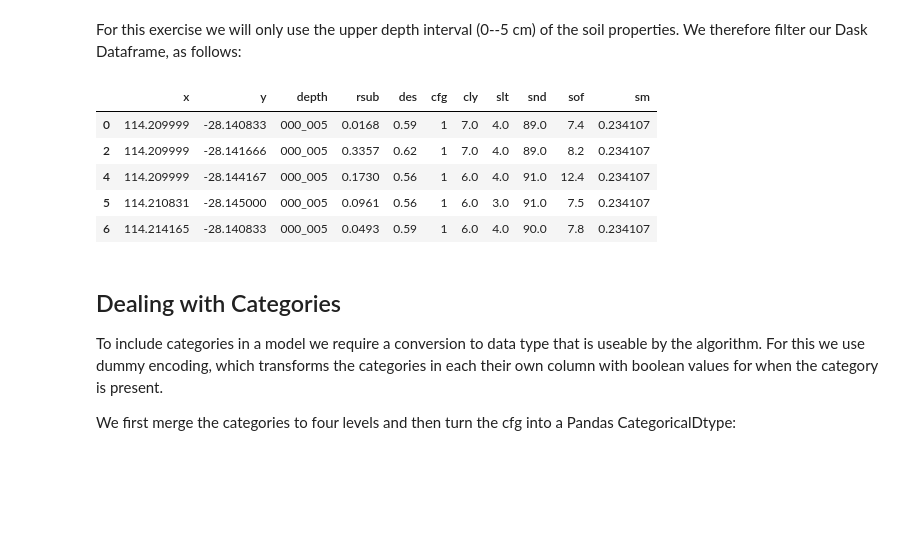
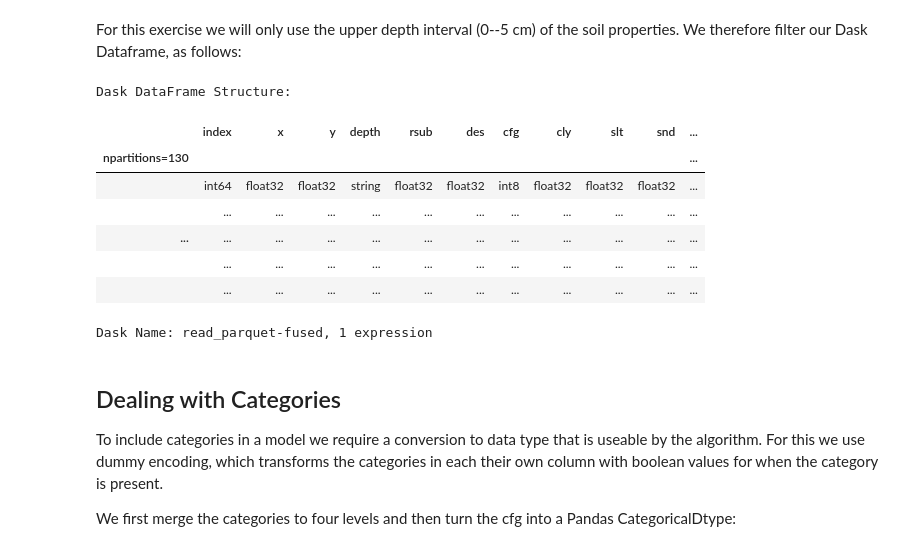
Before and after one commit to MartinSchobben/big_eo_models, a Jupyter notebook: 01_multiple-regression.ipynb, the cells around one changed output. Saved outputs shown, nothing was run; the diff lists cells and outputs as text; code cells hidden in the pictures; blank space fills up the shorter version.

Commit message:
fix workflow with persist

```diff
--- a/01_multiple-regression.ipynb
+++ b/01_multiple-regression.ipynb
@@ -54,0 +42,3 @@ Dask Name: read_parquet, 1 expression
+# %%
+soil_df = dd.read_parquet("~/shared/datasets/rs/S1_ERA5L_CRRL/CRRL-SIG0-ERA5L/V2")
+soil_df
@@ -172,14 +161,18 @@ RES_VARIABLE = "rsub"
 For this exercise we will only use the upper depth interval  (0--5 cm) of the soil properties. We therefore filter our Dask Dataframe, as follows:
 # %%
 soil_df = soil_df[soil_df.depth == "000_005"]
-soil_df.head()
+soil_df = soil_df[soil_df.cfg < 5].reset_index().persist()
+soil_df
 # %% [output]
+Dask DataFrame Structure:
-|  | x | y | depth | rsub | des | cfg | cly | slt | snd | sof | sm |
-| 0 | 114.209999 | -28.140833 | 000_005 | 0.0168 | 0.59 | 1 | 7.0 | 4.0 | 89.0 | 7.4 | 0.234107 |
-| 2 | 114.209999 | -28.141666 | 000_005 | 0.3357 | 0.62 | 1 | 7.0 | 4.0 | 89.0 | 8.2 | 0.234107 |
-| 4 | 114.209999 | -28.144167 | 000_005 | 0.1730 | 0.56 | 1 | 6.0 | 4.0 | 91.0 | 12.4 | 0.234107 |
-| 5 | 114.210831 | -28.145000 | 000_005 | 0.0961 | 0.56 | 1 | 6.0 | 3.0 | 91.0 | 7.5 | 0.234107 |
-| 6 | 114.214165 | -28.140833 | 000_005 | 0.0493 | 0.59 | 1 | 6.0 | 4.0 | 90.0 | 7.8 | 0.234107 |
+|  | index | x | y | depth | rsub | des | cfg | cly | slt | snd | ... |
+| npartitions=130 |  |  |  |  |  |  |  |  |  |  | ... |
+|  | int64 | float32 | float32 | string | float32 | float32 | int8 | float32 | float32 | float32 | ... |
+|  | ... | ... | ... | ... | ... | ... | ... | ... | ... | ... | ... |
+| ... | ... | ... | ... | ... | ... | ... | ... | ... | ... | ... | ... |
+|  | ... | ... | ... | ... | ... | ... | ... | ... | ... | ... | ... |
+|  | ... | ... | ... | ... | ... | ... | ... | ... | ... | ... | ... |
+Dask Name: read_parquet-fused, 1 expression
 # %% [markdown]
 ## Dealing with Categories
 
```
Also changed, not shown: parts of 17 cells of this notebook.
